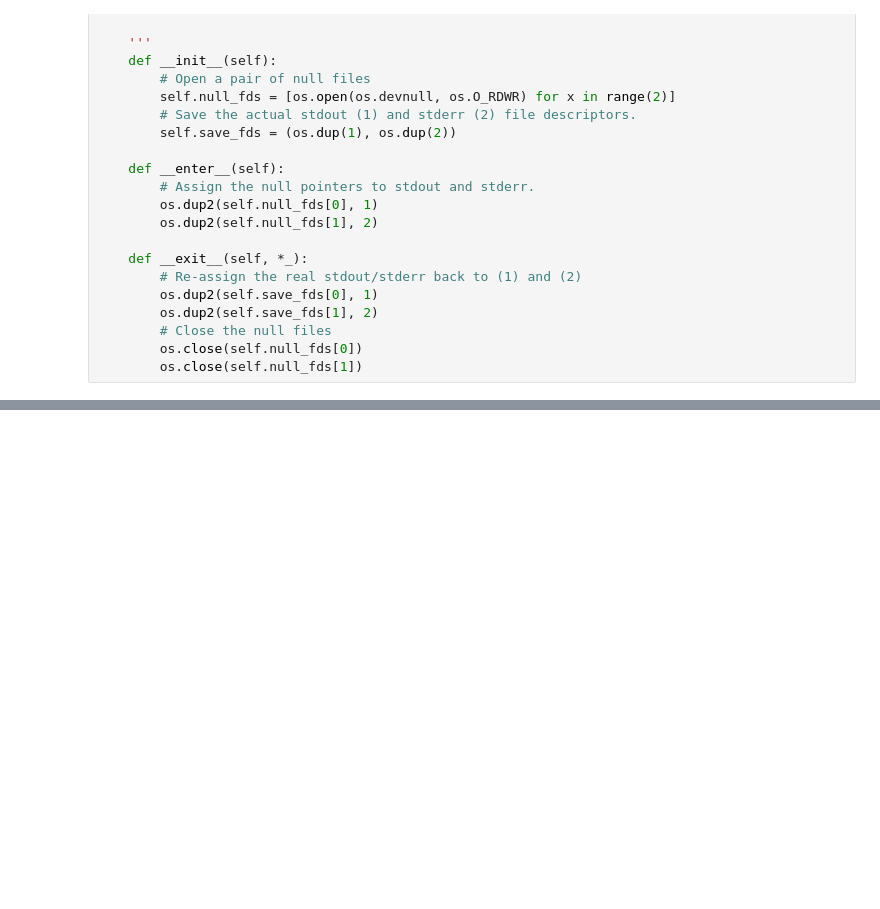
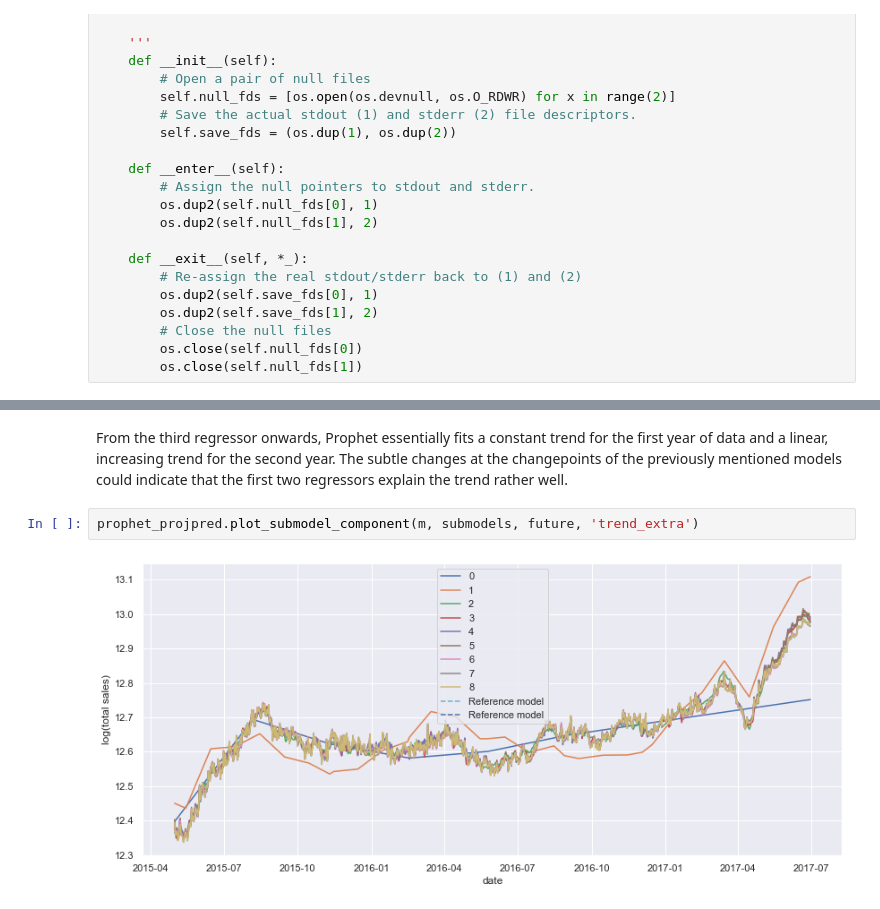
Before and after one commit to Elias-YJ/bsc-thesis, a Jupyter notebook: Projections_stiff.ipynb, the cells around one changed output, grey strips where cells are left out. Drawn from its saved outputs; the diff is of its cells as text; blank space fills up the shorter version.

```diff
--- a/Projections_stiff.ipynb
+++ b/Projections_stiff.ipynb
@@ -179,3 +205,9 @@ plot_submodel_trends(m, submodels, future)
+# %% [markdown]
+From the third regressor onwards, Prophet essentially fits a constant trend for the first year of data and a linear, increasing trend for the second year. The subtle changes at the changepoints of the previously mentioned models could indicate that the first two regressors explain the trend rather well.
+# %%
+prophet_projpred.plot_submodel_component(m, submodels, future, 'trend_extra')
+# %% [output]
+[figure, added]
 # %%
 prophet_projpred.plot_submodel_statistics(submodels)
 # %% [output]
```
Also changed, not shown: parts of 15 cells of this notebook, 6 other files.
